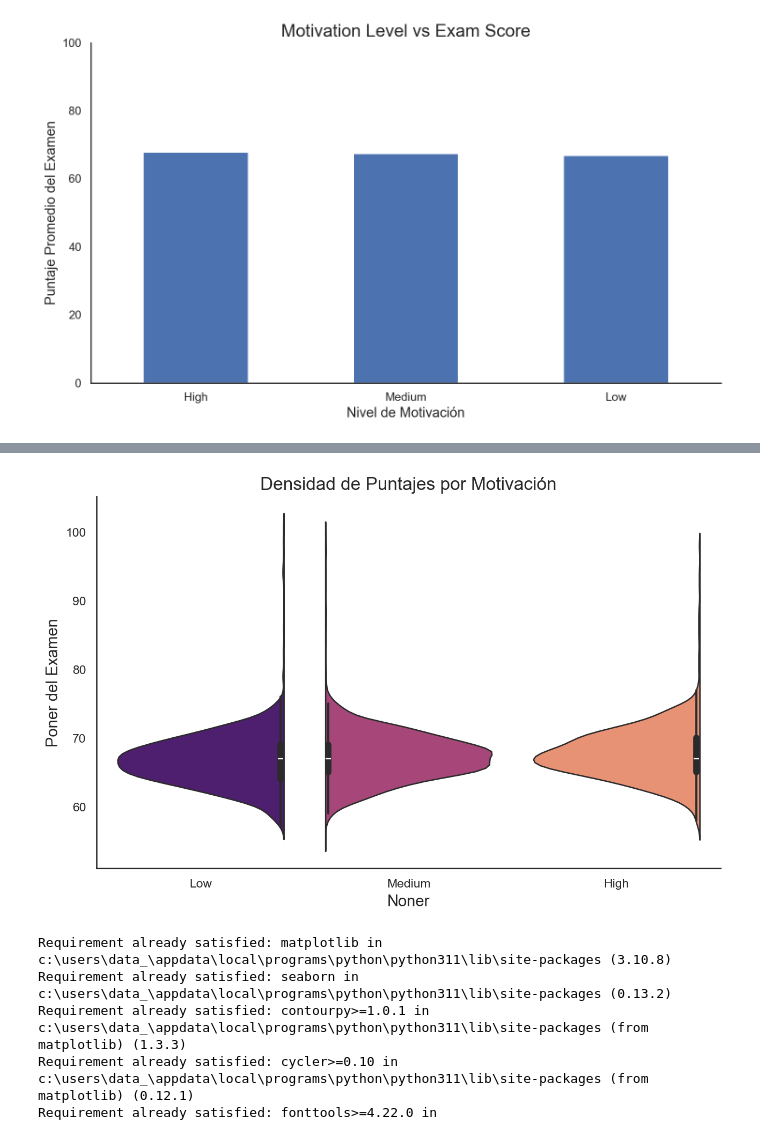
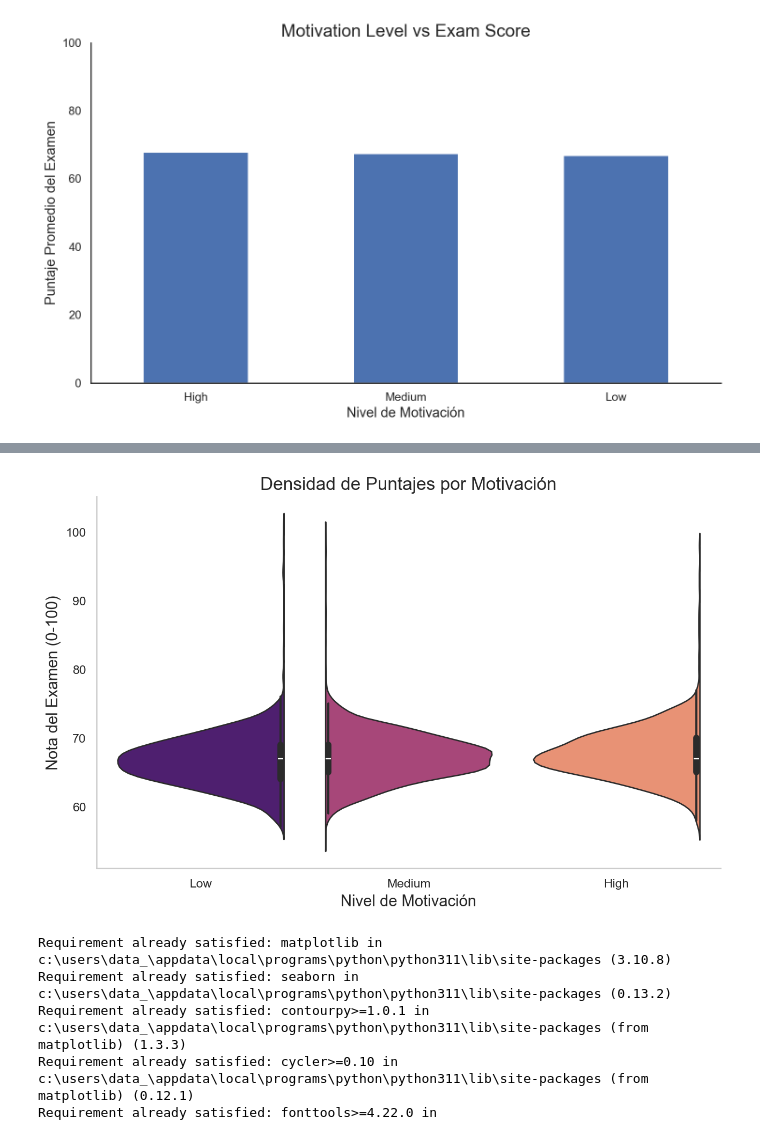
Before and after one commit to hey-hector/2026-02-BILBAO-FT-Data-Science, a Jupyter notebook: 2-Data_Analysis/EDA/Proyecto EDA_Hector.ipynb, the cells around one changed output, grey strips where cells are left out. Saved outputs shown, nothing was run; the diff lists cells and outputs as text; code cells hidden in the pictures.

```diff
--- a/2-Data_Analysis/EDA/Proyecto EDA_Hector.ipynb
+++ b/2-Data_Analysis/EDA/Proyecto EDA_Hector.ipynb
@@ -948,18 +947,18 @@ plt.show()
 # %%
 plt.figure(figsize=(10, 6))
 sns.violinplot(x='Motivation_Level', y='Exam_Score', data=students, hue='Motivation_Level', legend=False, palette='magma', split=True)
 plt.title("Densidad de Puntajes por Motivación", fontsize=16)
-plt.xlabel("Noner", fontsize=14) # Nombre del eje X
-plt.ylabel("Poner del Examen", fontsize=14) # Nombre del eje Y
+plt.xlabel("Nivel de Motivación", fontsize=14) # Nombre del eje X
+plt.ylabel("Nota del Examen (0-100)", fontsize=14) # Nombre del eje Y
 plt.grid(False)
 sns.despine()
 plt.savefig('Relacion_Motivacion_vs_Score_diagrama_de_violin_ppt.png', dpi=300, bbox_inches='tight', transparent=True)
 plt.show()
 
 #Violin Plot (Gráfico de Violín) – Estilo "Proyector"
 #Muestra la "forma" de los datos (dónde hay más densidad de alumnos)
 # %% [output]
-[figure, old version]
+[figure, new version]
 # %%
 %pip install matplotlib seaborn
 # %% [output]
```
Also changed, not shown: parts of 2 cells of this notebook, 18 other files.
